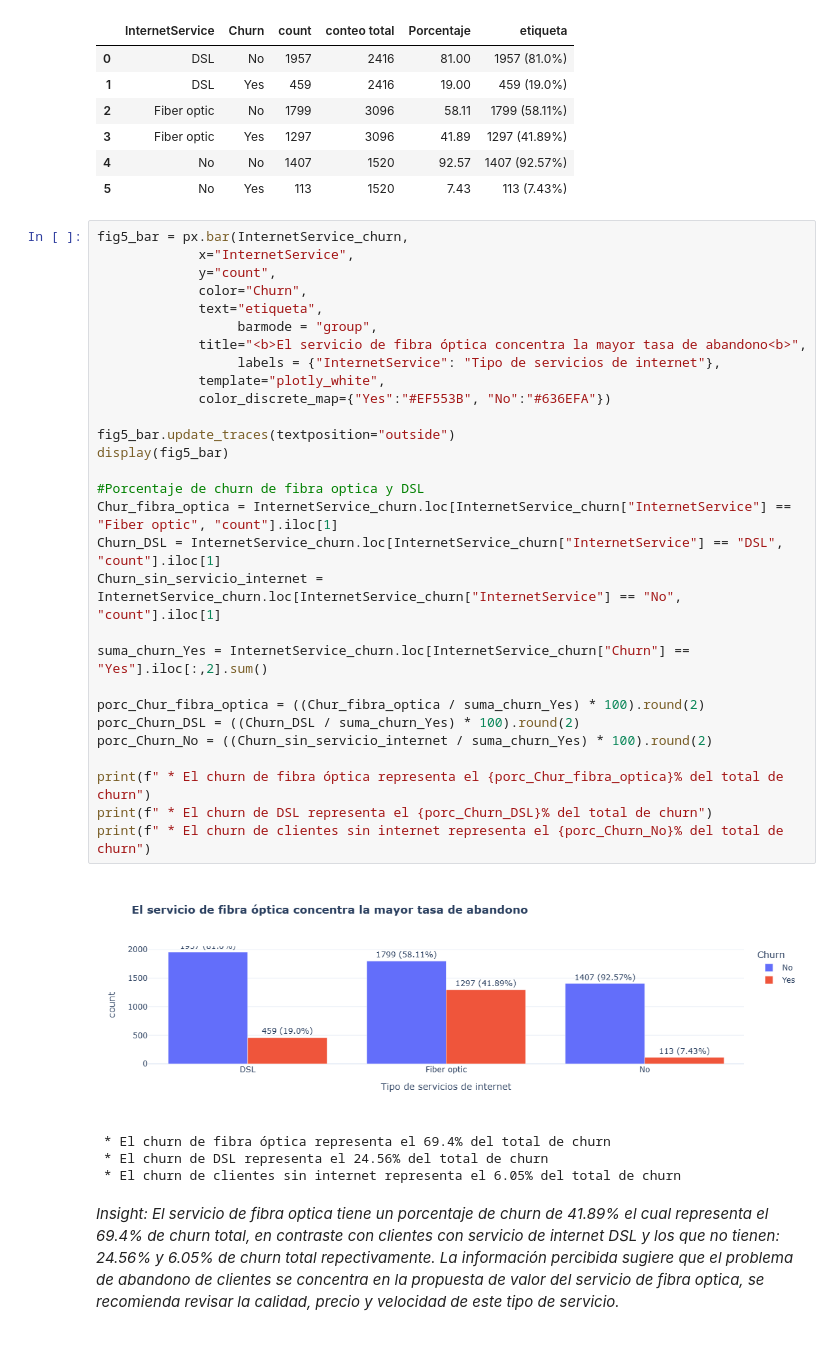
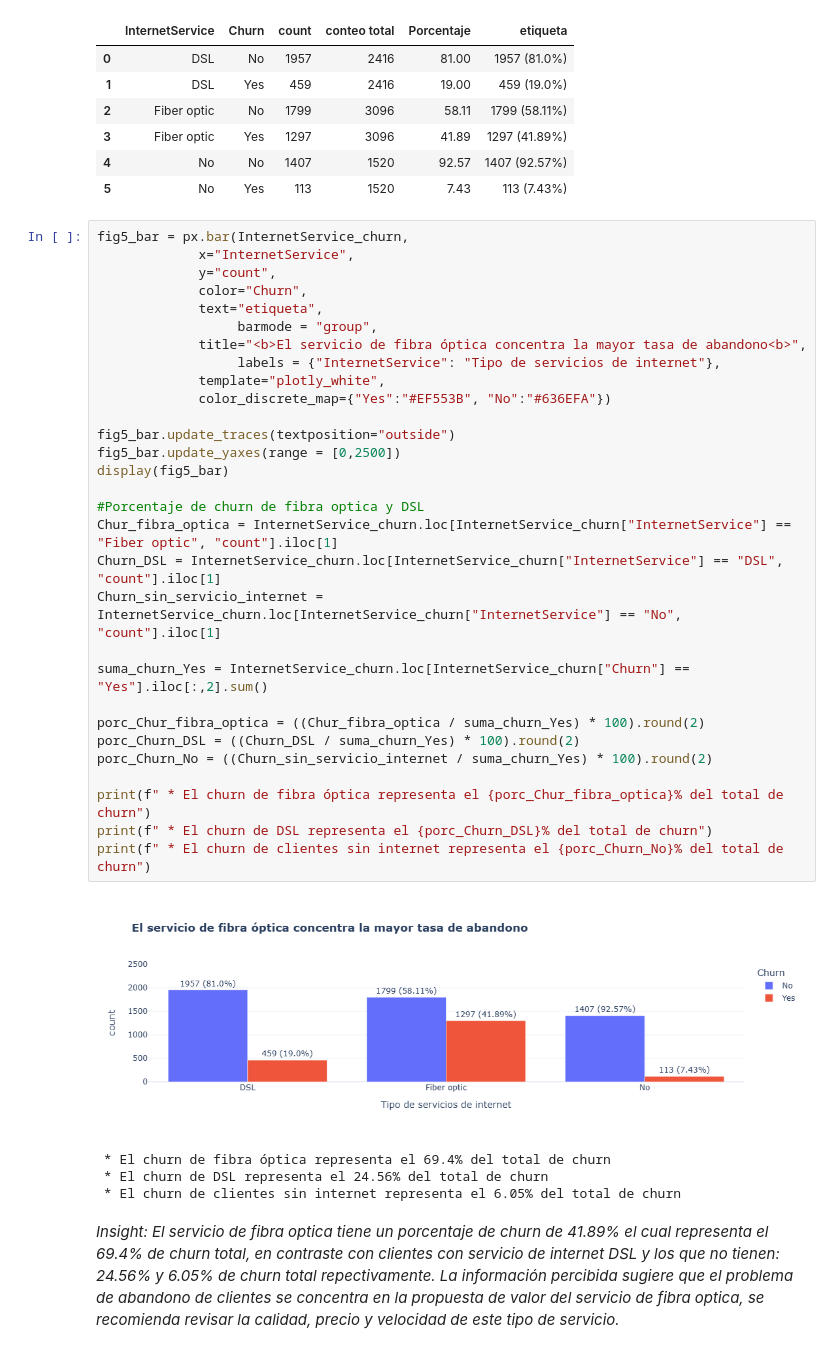
Before and after one commit to bryanventura-data/Analysis-Telco-Customer-Churn, a Jupyter notebook: Limpieza y Análisis EDA.ipynb, the cells around one changed output. Drawn from its saved outputs; the diff is of its cells as text.

```diff
--- a/Limpieza y Análisis EDA.ipynb
+++ b/Limpieza y Análisis EDA.ipynb
@@ -338,34 +336,35 @@ InternetService_churn
 # %%
 fig5_bar = px.bar(InternetService_churn,
              x="InternetService",
              y="count",
              color="Churn",
              text="etiqueta",
                   barmode = "group",
              title="<b>El servicio de fibra óptica concentra la mayor tasa de abandono<b>",
                   labels = {"InternetService": "Tipo de servicios de internet"},
              template="plotly_white",
              color_discrete_map={"Yes":"#EF553B", "No":"#636EFA"})
 
 fig5_bar.update_traces(textposition="outside")
+fig5_bar.update_yaxes(range = [0,2500])
 display(fig5_bar)
 
 #Porcentaje de churn de fibra optica y DSL
 Chur_fibra_optica = InternetService_churn.loc[InternetService_churn["InternetService"] == "Fiber optic", "count"].iloc[1]
 Churn_DSL = InternetService_churn.loc[InternetService_churn["InternetService"] == "DSL", "count"].iloc[1]
 Churn_sin_servicio_internet = InternetService_churn.loc[InternetService_churn["InternetService"] == "No", "count"].iloc[1]
 
 suma_churn_Yes = InternetService_churn.loc[InternetService_churn["Churn"] == "Yes"].iloc[:,2].sum()
 
 porc_Chur_fibra_optica = ((Chur_fibra_optica / suma_churn_Yes) * 100).round(2)
 porc_Churn_DSL = ((Churn_DSL / suma_churn_Yes) * 100).round(2)
 porc_Churn_No = ((Churn_sin_servicio_internet / suma_churn_Yes) * 100).round(2)
 
 print(f" * El churn de fibra óptica representa el {porc_Chur_fibra_optica}% del total de churn")
 print(f" * El churn de DSL representa el {porc_Churn_DSL}% del total de churn")
 print(f" * El churn de clientes sin internet representa el {porc_Churn_No}% del total de churn")
 # %% [output]
-[figure, old version]
+[figure, new version]
  * El churn de fibra óptica representa el 69.4% del total de churn
  * El churn de DSL representa el 24.56% del total de churn
  * El churn de clientes sin internet representa el 6.05% del total de churn
```
Also changed, not shown: parts of 3 cells of this notebook.
